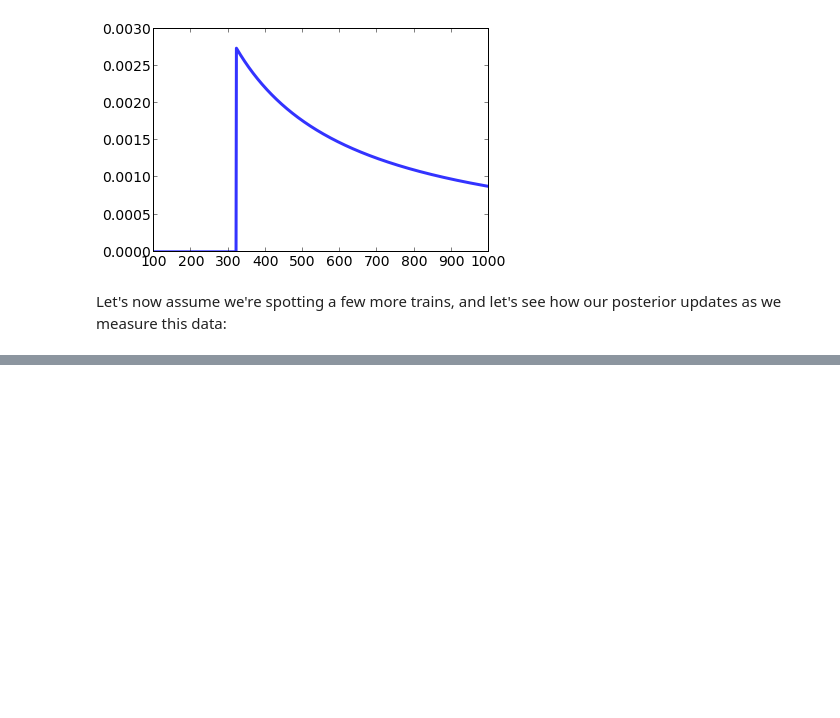
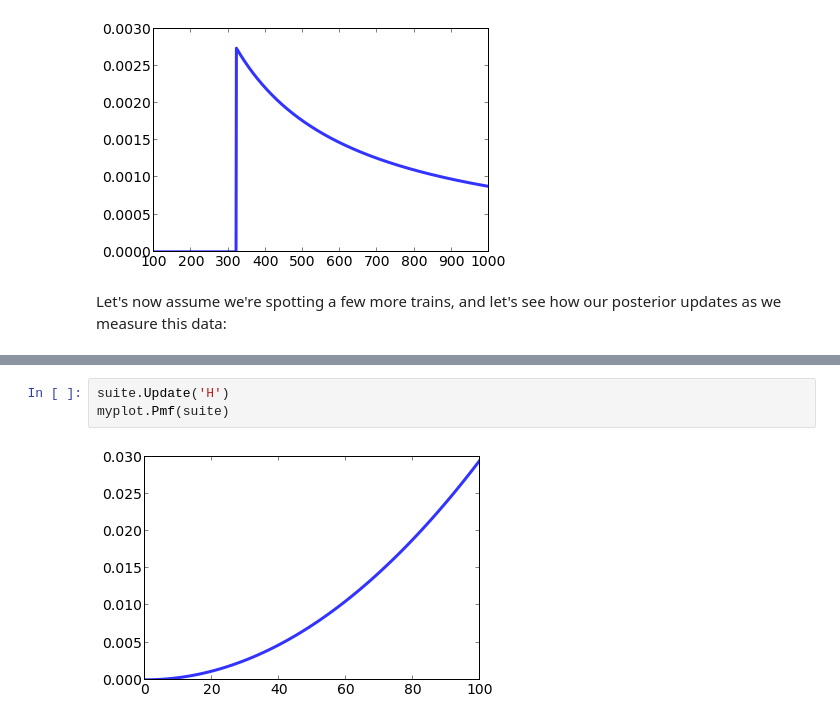
Before and after one commit to fperez/bayestut, a Jupyter notebook: Bayes-1.ipynb, the cells around one changed output, grey strips where cells are left out. Cells and saved outputs as stored; diff of their text form; blank space fills up the shorter version.

```diff
--- a/Bayes-1.ipynb
+++ b/Bayes-1.ipynb
@@ -172,0 +208,5 @@ Given the data, our mean estimate is: 877.54322135
+# %%
+suite.Update('H')
+myplot.Pmf(suite)
+# %% [output]
+[figure, added]
```
Also changed, not shown: parts of 6 cells of this notebook.
